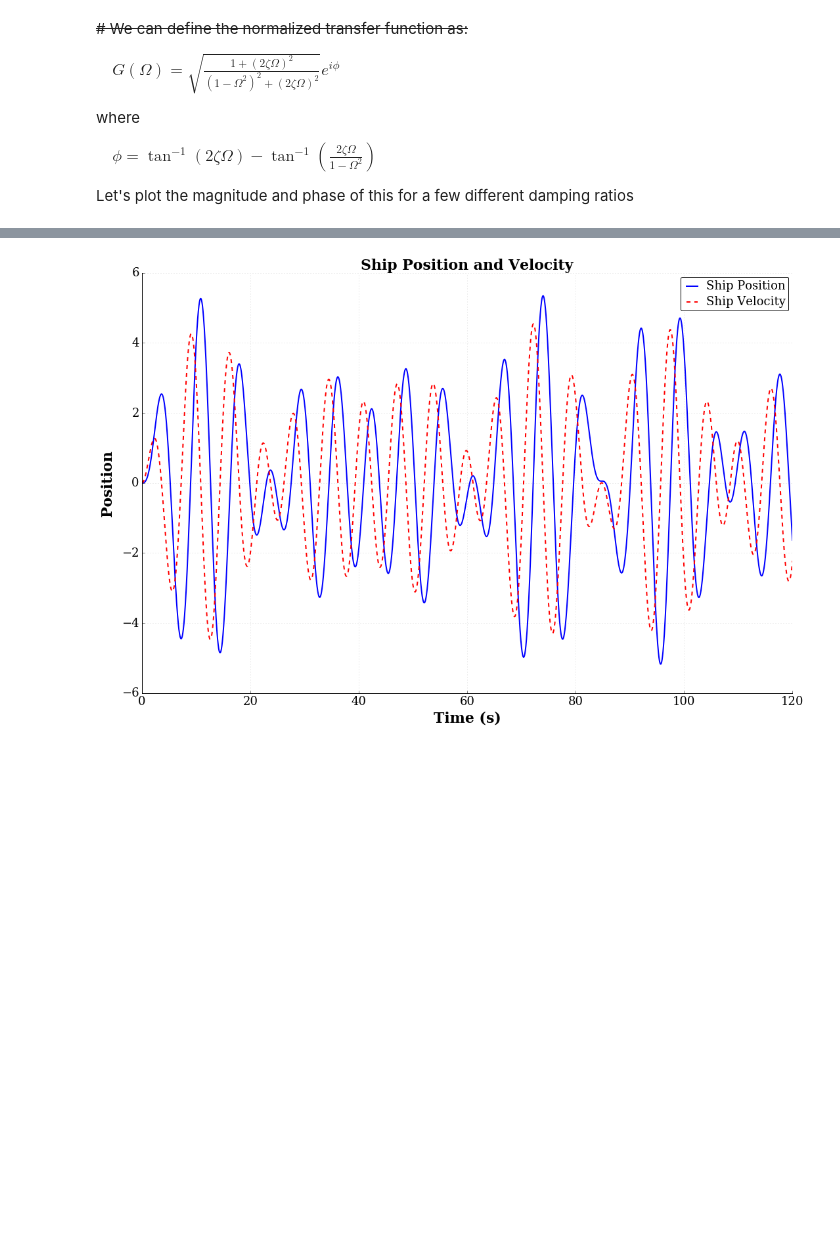
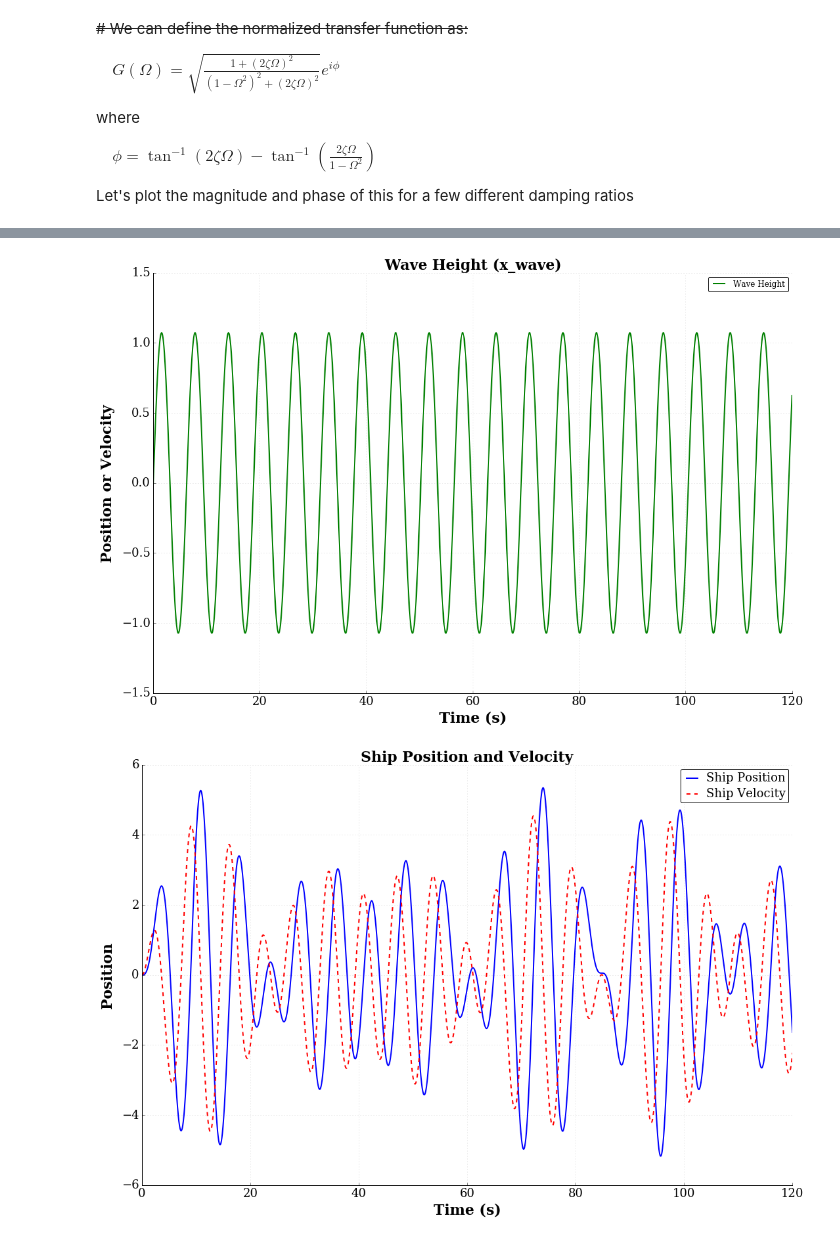
Before and after one commit to Josh9817/2-mass-model, a Jupyter notebook: Reparied 2 mass model.ipynb, the cells around one changed output, grey strips where cells are left out. Cells and saved outputs as stored; diff of their text form; code cells hidden in the pictures; blank space fills up the shorter version.

```diff
--- a/Reparied 2 mass model.ipynb
+++ b/Reparied 2 mass model.ipynb
@@ -299,3 +300,58 @@ fig.set_size_inches(15, 10) # Resize the figure for better display in the notebo
+# %%
+# Make the figure pretty, then plot the results
+#   "pretty" parameters selected based on pdf output, not screen output
+#   Many of these setting could also be made default by the .matplotlibrc file
+
+# Set the plot size - 3x2 aspect ratio is best
+fig = plt.figure(figsize=(15, 10)) #original (6,4)
+ax = plt.gca()
+plt.subplots_adjust(bottom=0.17, left=0.17, top=0.96, right=0.96)
+
+# Change the axis units to serif
+plt.setp(ax.get_ymajorticklabels(),family='serif',fontsize=18)
+plt.setp(ax.get_xmajorticklabels(),family='serif',fontsize=18)
+
+ax.spines['right'].set_color('none')
+ax.spines['top'].set_color('none')
+
+ax.xaxis.set_ticks_position('bottom')
+ax.yaxis.set_ticks_position('left')
+
+# Turn on the plot grid and set appropriate linestyle and color
+ax.grid(True,linestyle=':',color='0.75')
+ax.set_axisbelow(True)
+
+# Define the X and Y axis labels
+plt.xlabel('Time (s)', family='serif', fontsize=22, weight='bold', labelpad=5)
+plt.ylabel('Position or Velocity', family='serif', fontsize=22, weight='bold', labelpad=10)
+plt.title('Wave Height (x_wave)', family='serif', fontsize=22, weight='bold')
+
+# Plot the first element of resp for all time. It corresponds to the position.
+#plt.plot(t, resp[:,0], linewidth=2, color='b', linestyle = '-', label=r'Ship Position')
+#plt.plot(t, resp[:,1], linewidth=2, color='r', linestyle = '--', label=r'Ship Velocity')
+#plt.plot(t, resp[:,2], linewidth=2, color='dodgerblue', linestyle = '-', label=r'String Position')
+#plt.plot(t, resp[:,3], linewidth=2, color='salmon', linestyle = '--', label=r'String Velocity')
+plt.plot(t, x_wave(t, p), linewidth=2, color='green', linestyle = '-', label=r'Wave Height')
+
+# uncomment below and set limits if needed
+plt.xlim(0,stoptime)
+# ylim(0,10)
+
+# Create the legend, then fix the fontsize
+leg = plt.legend(loc='upper right', fancybox=True)
+ltext  = leg.get_texts()
+plt.setp(ltext,family='serif',fontsize=12)
+
+# Adjust the page layout filling the page using the new tight_layout command
+plt.tight_layout(pad = 0.5)
+
+# save the figure as a high-res pdf in the current folder
+# It's saved at the original 6x4 size
+#plt.savefig('Combined Reparied 2 mass model.pdf') #change file name to match plotted variable
+
+fig.set_size_inches(15, 10) # Resize the figure for better display in the notebook original (9,6)
+# %% [output]
+[figure, added]
 # %%
 # Make the figure pretty, then plot the results
 #   "pretty" parameters selected based on pdf output, not screen output
```
Also changed, not shown: parts of 2 cells of this notebook, 2 other files.
